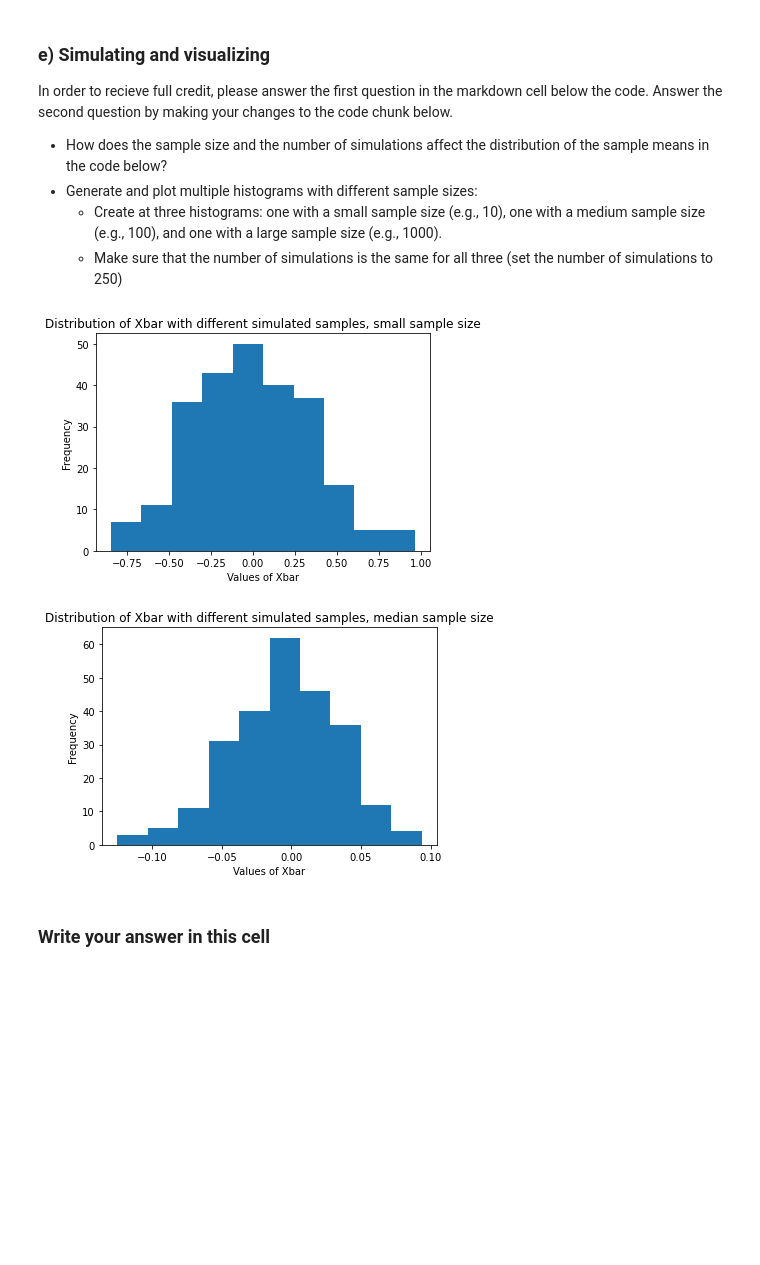
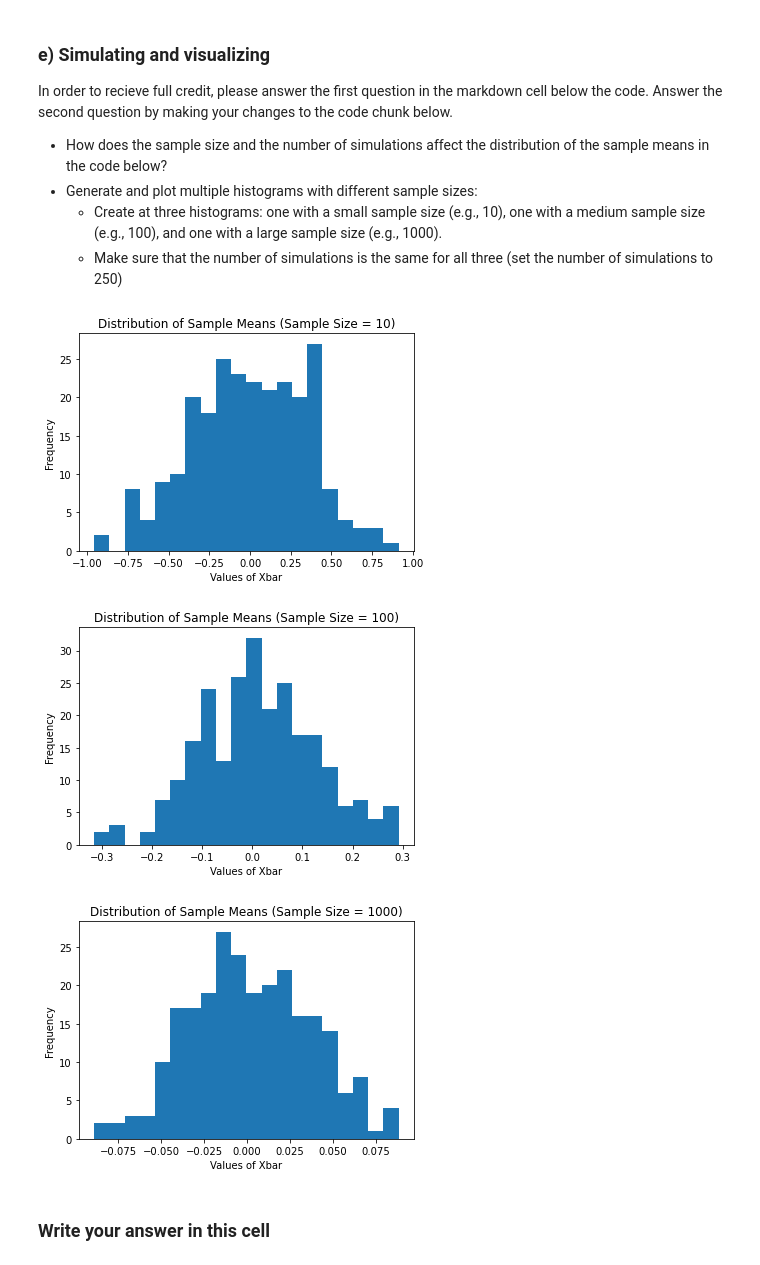
Before and after one commit to lydianneking/qtm151spring2025, a Jupyter notebook: lecture_07/assignment4/assignment4.ipynb, the cells around one changed output. Cells and saved outputs as stored; diff of their text form; code cells hidden in the pictures; blank space fills up the shorter version.

```diff
--- a/lecture_07/assignment4/assignment4.ipynb
+++ b/lecture_07/assignment4/assignment4.ipynb
@@ -178,63 +180,26 @@ In order to recieve full credit, please answer the first question in the markdow
 - Generate and plot multiple histograms with different sample sizes:
     - Create at three histograms: one with a small sample size (e.g., 10), one with a medium sample size (e.g., 100), and one with a large sample size (e.g., 1000).
     - Make sure that the number of simulations is the same for all three (set the number of simulations to 250)
-# %%
-#small sample size
-num_simulations = 250
-sample_size     = 10
-
-vec_xbar = [None] * num_simulations
-
-for iteration in range(num_simulations):
-    vec_unif  = np.random.uniform(low = -2, high=2, size = sample_size)
-    vec_xbar[iteration] = vec_unif.mean()
-
-vec_xbar
-
-plt.hist(vec_xbar)
-plt.title("Distribution of Xbar with different simulated samples, small sample size")
-plt.ylabel("Frequency")
-plt.xlabel("Values of Xbar")
-plt.show()
-
-#medium sample size
-num_simulations = 250
-sample_size     = 1000
-
-vec_xbar = [None] * num_simulations
-
-for iteration in range(num_simulations):
-    vec_unif  = np.random.uniform(low = -2, high=2, size = sample_size)
-    vec_xbar[iteration] = vec_unif.mean()
-
-vec_xbar
-
-plt.hist(vec_xbar)
-plt.title("Distribution of Xbar with different simulated samples, median sample size")
-plt.ylabel("Frequency")
-plt.xlabel("Values of Xbar")
-plt.show()
-
-#large sample size
-num_simulations = 250
-sample_size     = 1000000
-
-vec_xbar = [None] * num_simulations
-
-for iteration in range(num_simulations):
-    vec_unif  = np.random.uniform(low = -2, high=2, size = sample_size)
-    vec_xbar[iteration] = vec_unif.mean()
-
-vec_xbar
-
-plt.hist(vec_xbar)
-plt.title("Distribution of Xbar with different simulated samples, large sample size")
-plt.ylabel("Frequency")
-plt.xlabel("Values of Xbar")
-plt.show()
-# %% [output]
-[figure, removed]
-[figure, removed]
+# %%
+simulations = 250
+
+for sample_size in [10, 100, 1000]:  # This is showing the sample sizes needed
+    vec_xbar = np.zeros(simulations)  # Initialize array - I had to look this up on stack exchange
+
+    for iteration in range(simulations):
+        vec_graph = np.random.uniform(low=-2, high=2, size=sample_size)
+        vec_xbar[iteration] = vec_graph.mean()
+
+    # Plot histogram
+    plt.hist(vec_xbar, bins=20)
+    plt.title(f"Distribution of Sample Means (Sample Size = {sample_size})")
+    plt.ylabel("Frequency")
+    plt.xlabel("Values of Xbar")
+    plt.show()
+# %% [output]
+[figure, added]
+[figure, added]
+[figure, added]
 # %% [markdown]
 ### Write your answer in this cell
 # %%
```
Also changed, not shown: parts of 8 cells of this notebook, 1 other file.
